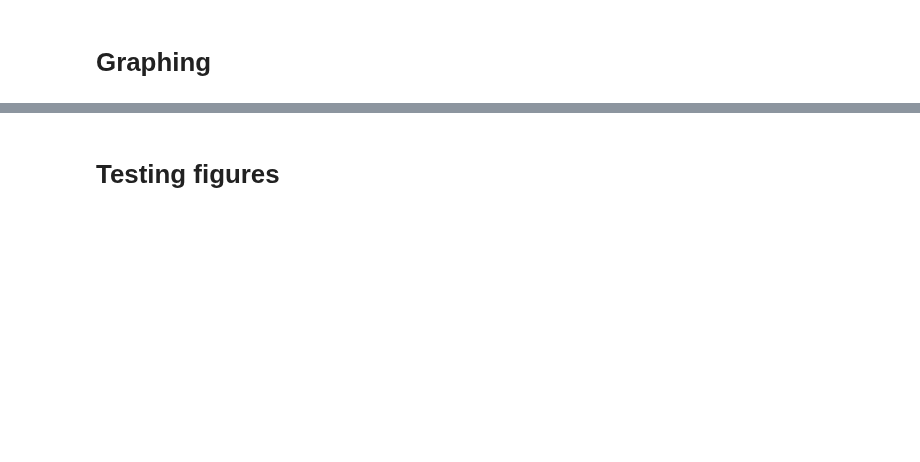
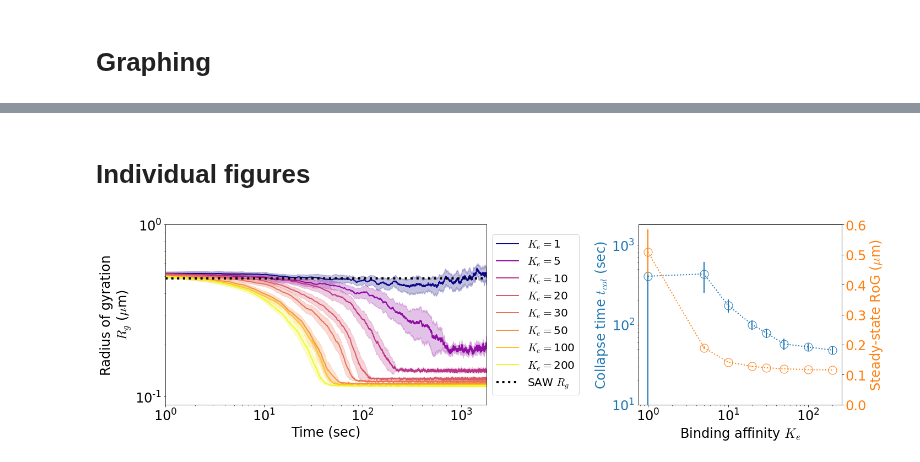
Before and after one commit to palladio11/aLENS_analysis, a Jupyter notebook: notebooks/Cond_char_figs/Fig2.ipynb, the cells around one changed output, grey strips where cells are left out. Saved outputs shown, nothing was run; the diff lists cells and outputs as text; code cells hidden in the pictures; blank space fills up the shorter version.

```diff
--- a/notebooks/Cond_char_figs/Fig2.ipynb
+++ b/notebooks/Cond_char_figs/Fig2.ipynb
@@ -348,2 +311,19 @@ for ax in (ax0, ax2, ax4):
 # %% [markdown]
-# Testing figures
+# Individual figures
+# %%
+fig = plt.figure(figsize=(22,6), constrained_layout=True)
+gs = GridSpec(1, 6, wspace=.4, hspace=.25 )
+
+ax0 = fig.add_subplot(gs[0,:3])
+graph_rog_collapse_ax(fig, ax0, Ke_path / 'analysis/rog_run_data.h5', label_str='$K_e = ${}')
+_ = ax0.set_xlabel('Time (sec)')
+
+ax1 = fig.add_subplot(gs[0,4:])
+graph_time_collapse_ax(fig, ax1, Ke_path / 'analysis/rog_run_data.h5')
+_ = ax1.set_xlabel('Binding affinity $K_e$')
+
+
+_ = ax0.set_xscale('log')
+_ = ax0.set_xlim(1, 1800)
+# %% [output]
+[figure, added]
```
Also changed, not shown: parts of 7 cells of this notebook, 6 other files.
